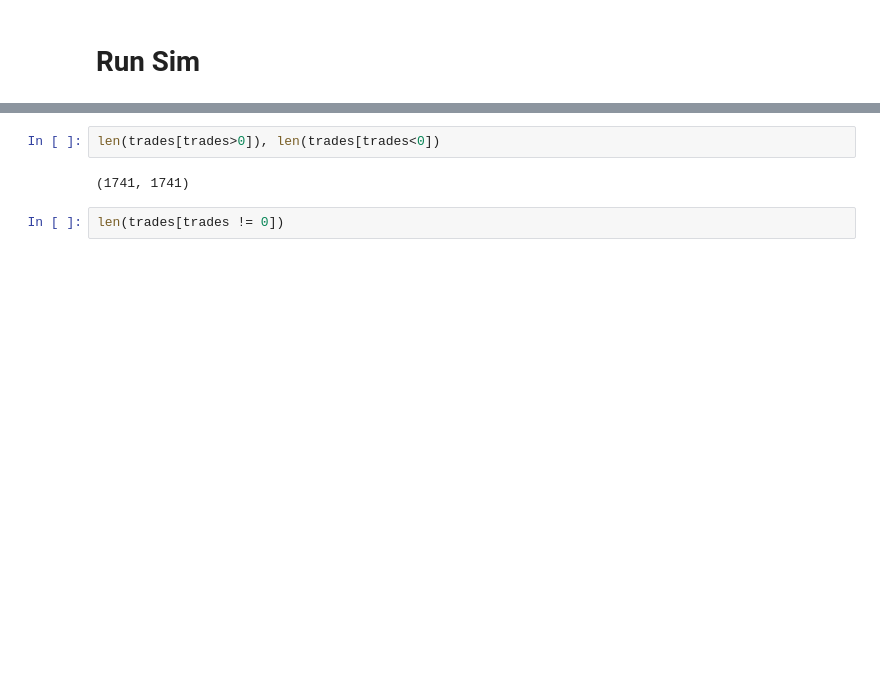
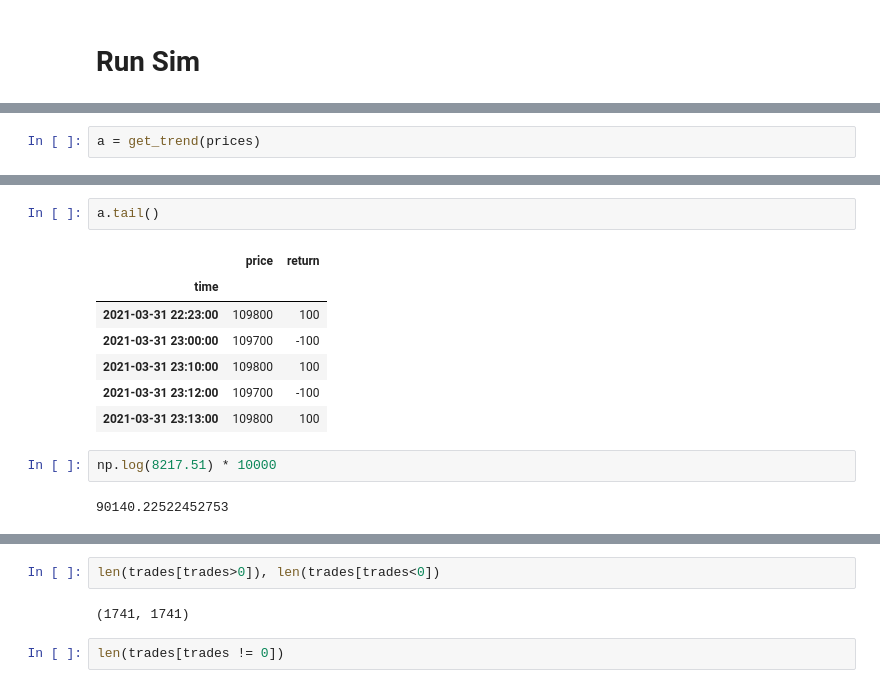
Before and after one commit to felipemontefuscolo/bitme, a Jupyter notebook: OhlcSim.ipynb, the cells around one changed output, grey strips where cells are left out. Drawn from its saved outputs; the diff is of its cells as text; blank space fills up the shorter version.

```diff
--- a/OhlcSim.ipynb
+++ b/OhlcSim.ipynb
@@ -514,0 +457,2 @@ dtype: float64
+# %%
+a = get_trend(prices)
@@ -514,0 +472,14 @@ dtype: float64
+# %%
+a.tail()
+# %% [output]
+|  | price | return |
+| time |  |  |
+| 2021-03-31 22:23:00 | 109800 | 100 |
+| 2021-03-31 23:00:00 | 109700 | -100 |
+| 2021-03-31 23:10:00 | 109800 | 100 |
+| 2021-03-31 23:12:00 | 109700 | -100 |
+| 2021-03-31 23:13:00 | 109800 | 100 |
+# %%
+np.log(8217.51) * 10000
+# %% [output]
+90140.22522452753
```
Also changed, not shown: parts of 19 cells of this notebook.
